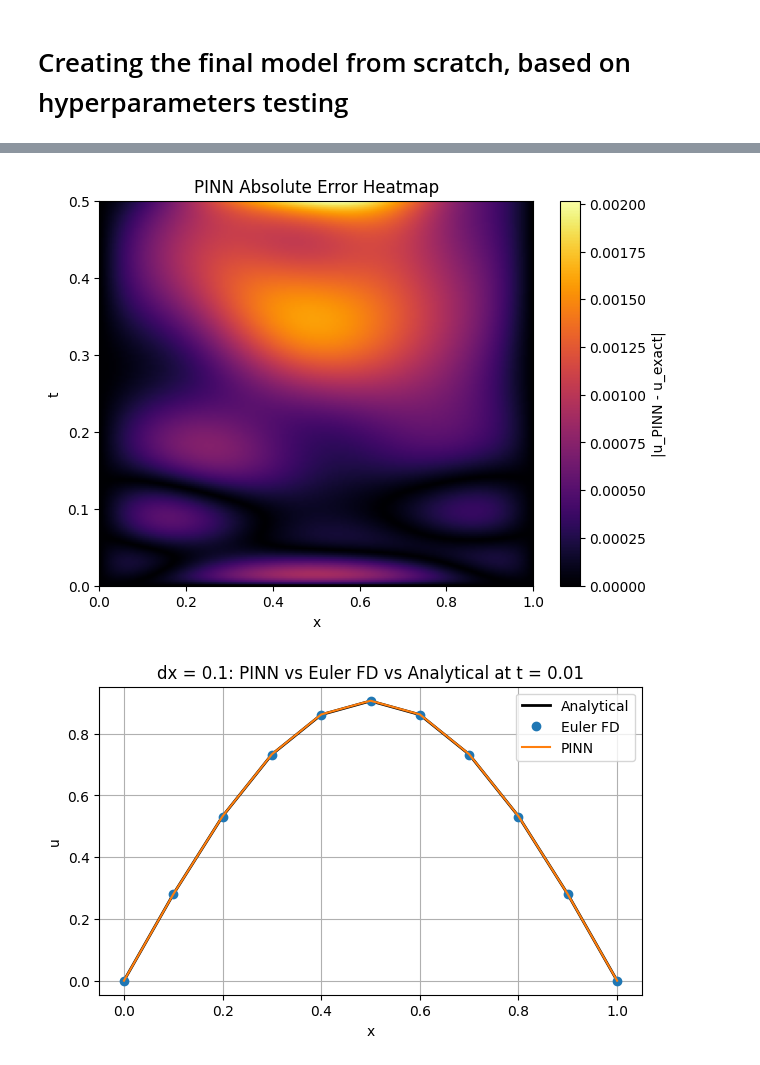
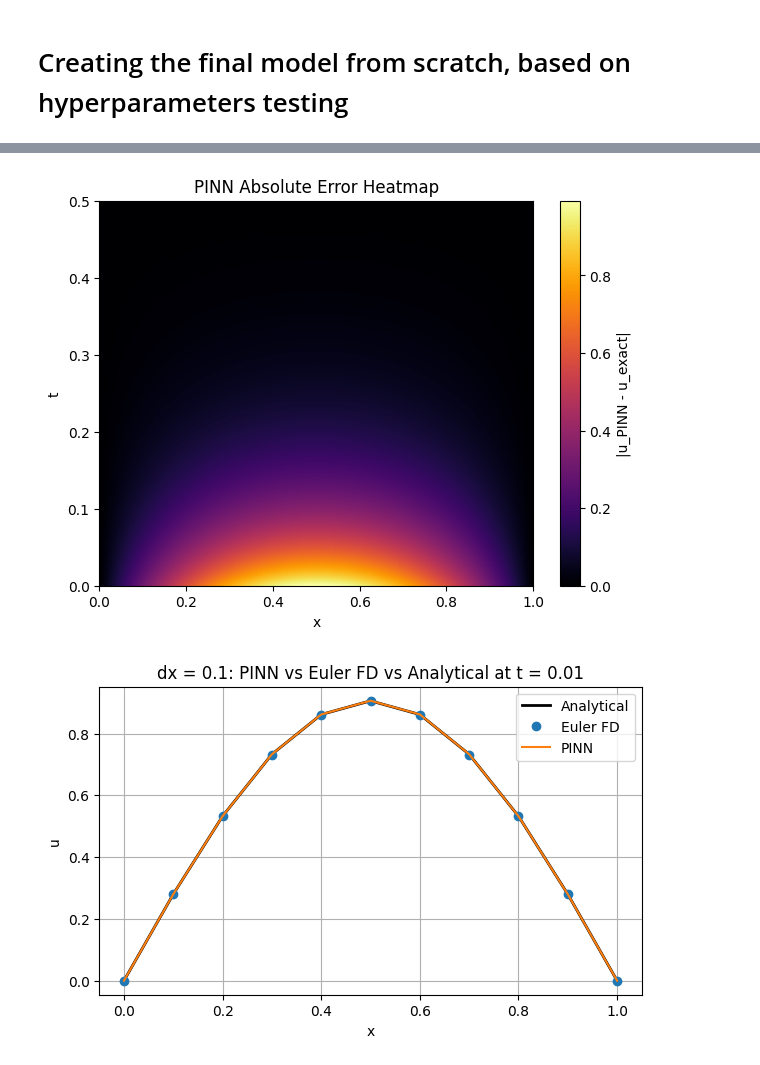
Before and after one commit to beateovl/FYS-STK4155-Project-3, a Jupyter notebook: Notebooks/final_model.ipynb, the cells around one changed output, grey strips where cells are left out. Drawn from its saved outputs; the diff is of its cells as text; code cells hidden in the pictures.

```diff
--- a/Notebooks/final_model.ipynb
+++ b/Notebooks/final_model.ipynb
@@ -88,18 +115,18 @@ Total MSE over domain: 5.130739172714683e-07
 # %%
 
 
-def pinn_solution_1d(model, x, t):
-    X = np.stack([x, np.full_like(x, t)], axis=1).astype(np.float32)
-    N_out = model(X)
-    g_val = g_trial_tf(tf.constant(X, dtype=tf.float32), model, N_out)
-    return g_val.numpy().flatten()
+def pinn_solution(model, x, t_value):
+    X_eval = np.stack([x, np.full_like(x, t_value)], axis=1).astype(np.float32)
+    X_tf = tf.constant(X_eval, dtype=tf.float32)
+    N_out = model(X_tf)
+    return g_trial_tf(X_tf, N_out).numpy().flatten()
 
 # Time slices for comparison
 t_vals = [0.01, 0.10, 0.30, 0.50]
 x = np.linspace(0, 1, 200)
 
 for t_val in t_vals:
-    u_pinn  = pinn_solution_1d(model, x, t_val)
+    u_pinn  = pinn_solution(model, x, t_val)
     u_exact = analytical_u(x, t_val)
 
     plt.figure(figsize=(7,4))
@@ -119,28 +146,27 @@ for t_val in t_vals:
 # %%
 nx, nt = 200, 200
 x = np.linspace(0, 1, nx)
 t = np.linspace(0, 0.5, nt)
 X, T = np.meshgrid(x, t)
 
 X_flat = X.reshape(-1,1).astype(np.float32)
 T_flat = T.reshape(-1,1).astype(np.float32)
 X_input = np.hstack([X_flat, T_flat])
 
 X_tf = tf.constant(X_input, dtype=tf.float32)
 N_out = model(X_tf)
-u_pinn = g_trial_tf(X_tf, model, N_out).numpy().reshape(nt, nx)
-
+u_pinn = pinn_solution(model, x, t_val)
 u_exact = analytical_u(X, T)
 
 error = np.abs(u_pinn - u_exact)
 
 plt.figure(figsize=(7,5))
 plt.imshow(error, extent=[0,1,0,0.5], origin='lower', aspect='auto', cmap='inferno')
 plt.colorbar(label="|u_PINN - u_exact|")
 plt.xlabel("x")
 plt.ylabel("t")
 plt.title("PINN Absolute Error Heatmap")
 plt.show()
 # %% [output]
-[figure, old version]
+[figure, new version]
 # %%
```
Also changed, not shown: parts of 7 cells of this notebook, 6 other files.
